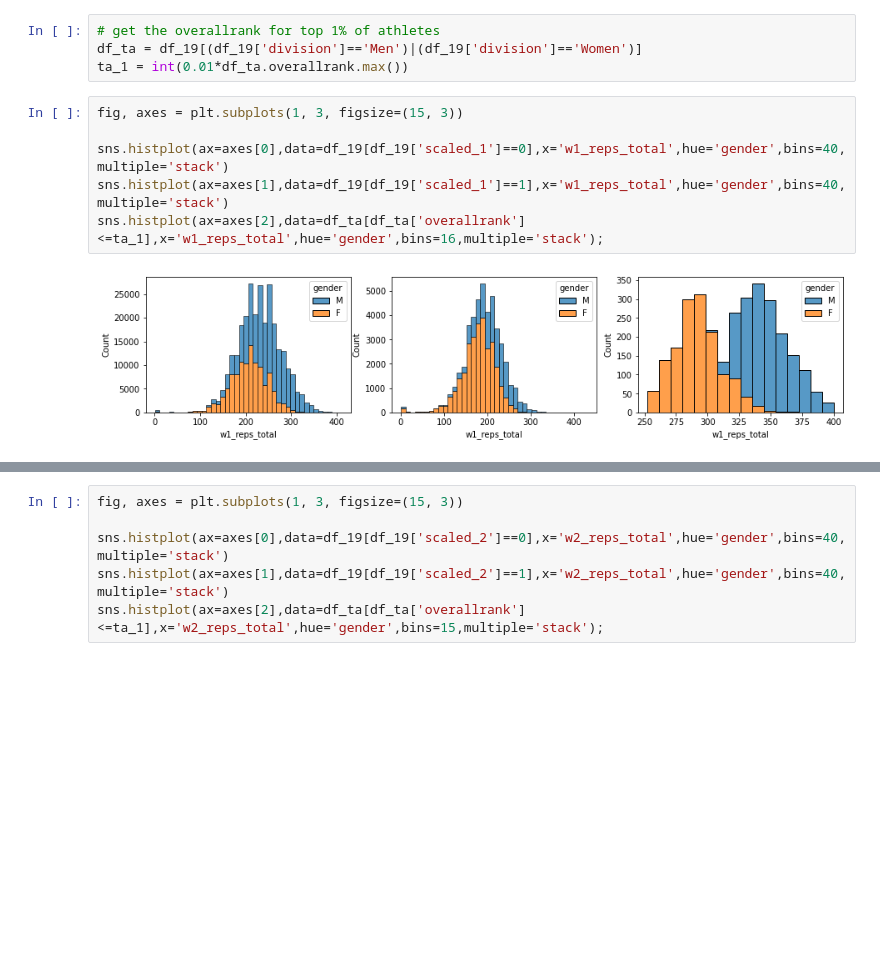
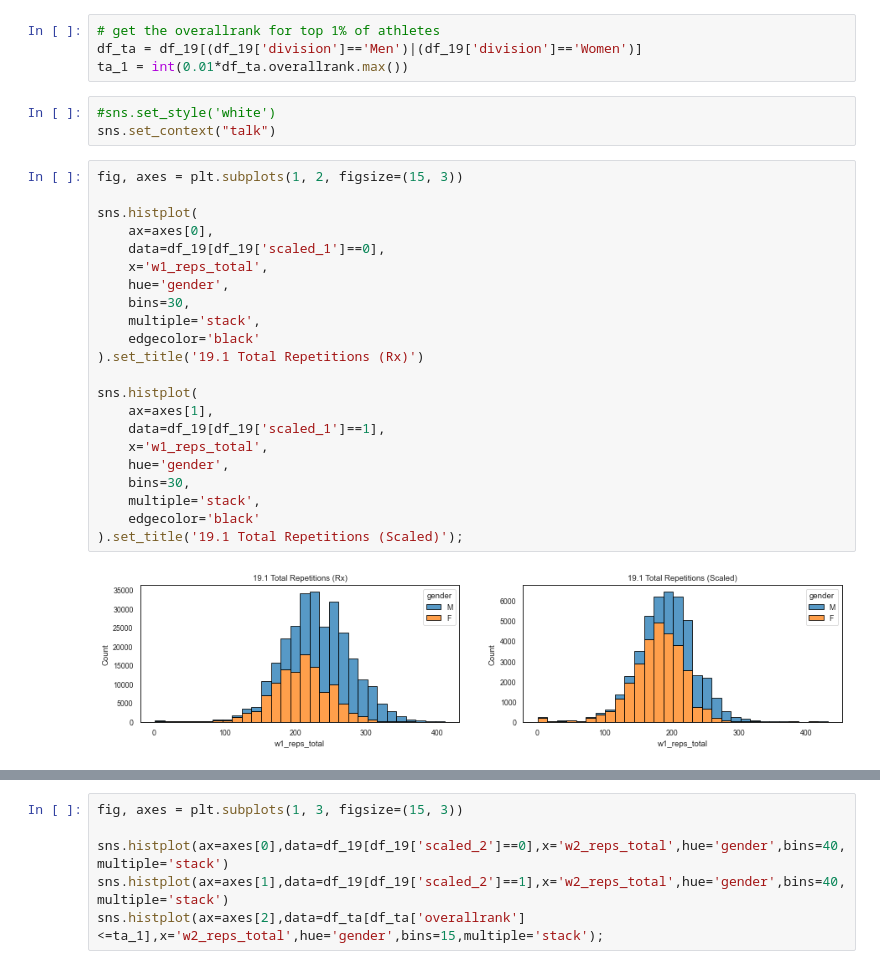
Before and after one commit to malefiz1988/project-crossfit-data, a Jupyter notebook: open_19_EDA_v02.ipynb, the cells around one changed output, grey strips where cells are left out. Drawn from its saved outputs; the diff is of its cells as text; blank space fills up the shorter version.

Commit message:
EDA v02 - nice plots created for capstone review

```diff
--- a/open_19_EDA_v02.ipynb
+++ b/open_19_EDA_v02.ipynb
@@ -153,11 +155,30 @@ Score: total number of reps / time for finishing the whole workout
 # get the overallrank for top 1% of athletes
 df_ta = df_19[(df_19['division']=='Men')|(df_19['division']=='Women')]
 ta_1 = int(0.01*df_ta.overallrank.max())
+# %%
+#sns.set_style('white')
+sns.set_context("talk")
 # %%
-fig, axes = plt.subplots(1, 3, figsize=(15, 3))
+fig, axes = plt.subplots(1, 2, figsize=(15, 3))
 
-sns.histplot(ax=axes[0],data=df_19[df_19['scaled_1']==0],x='w1_reps_total',hue='gender',bins=40,multiple='stack')
-sns.histplot(ax=axes[1],data=df_19[df_19['scaled_1']==1],x='w1_reps_total',hue='gender',bins=40,multiple='stack')
-sns.histplot(ax=axes[2],data=df_ta[df_ta['overallrank']<=ta_1],x='w1_reps_total',hue='gender',bins=16,multiple='stack');
+sns.histplot(
+    ax=axes[0],
+    data=df_19[df_19['scaled_1']==0],
+    x='w1_reps_total',
+    hue='gender',
+    bins=30,
+    multiple='stack',
+    edgecolor='black'
+).set_title('19.1 Total Repetitions (Rx)')
+
+sns.histplot(
+    ax=axes[1],
+    data=df_19[df_19['scaled_1']==1],
+    x='w1_reps_total',
+    hue='gender',
+    bins=30,
+    multiple='stack',
+    edgecolor='black'
+).set_title('19.1 Total Repetitions (Scaled)');
 # %% [output]
-[figure, old version]
+[figure, new version]
```
Also changed, not shown: parts of 36 cells of this notebook.
